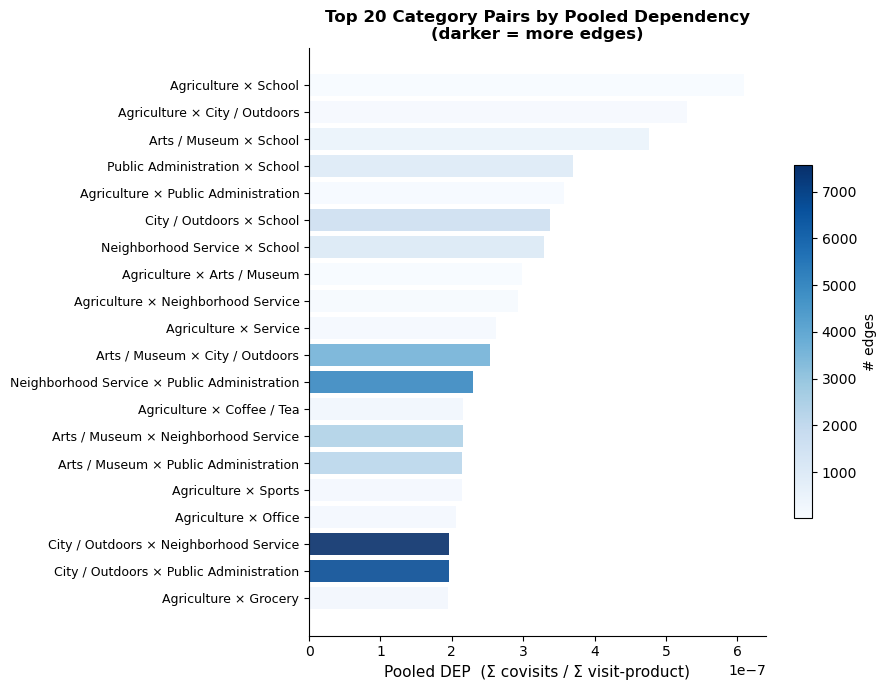
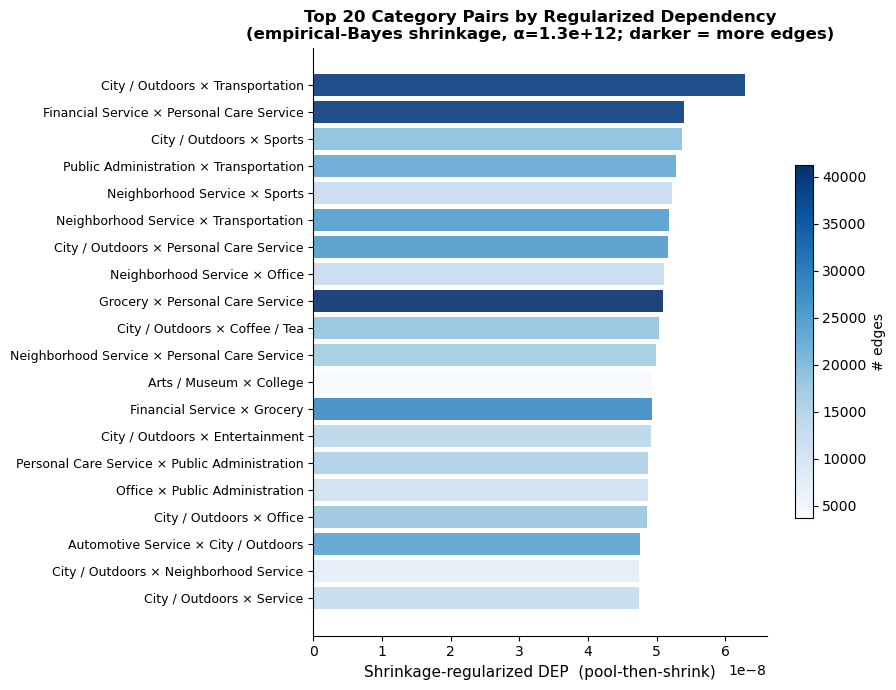
The notebook cell's code change between the first figure and the second:
--- before
+++ after
@@ -1,10 +1,15 @@
-# -- barchart: pooled dependency per category pair (support-weighted) ---
+# -- barchart: shrinkage-regularized dependency per category pair ---
 #
-# Aggregating a category pair as median(DEP over edges) gives a 3-visit edge the
-# same weight as a 3000-visit edge, so low-traffic buckets (small v_i*v_j) inflate
-# the summary via the 1/(v_i*v_j) covisit floor. Instead, pool at the ratio level:
-#     pair_DEP = sum(N_COVISITS) / sum(total_visits_i * total_visits_j)
-# The estimate is driven by high-traffic edges that carry the denominator mass, so
-# rare low-visit edges barely move it -- no arbitrary edge-count threshold needed.
+# Low-traffic pairs are inflated by the covisits>=1 floor: DEP >= 1/(v_i*v_j), which is
+# large when the visit-product denominator is small. Neither pooling nor a threshold
+# fixes it, because a uniformly low-traffic category (e.g. Agriculture) has no high-
+# support edges to lean on. Empirical-Bayes shrinkage pulls each rate toward the global
+# rate r0 by an amount set by its support (v_i*v_j):
+#     DEP_shrunk = (covisits + alpha*r0) / (v_i*v_j + alpha)
+# alpha = pseudo-exposure (same units as v_i*v_j): the traffic level at which the data
+# starts to outweigh the prior. We POOL each category pair first, then shrink once with
+# its TOTAL support, so a pair backed by few low-traffic edges collapses to r0 and can't
+# top the ranking. (Per-edge shrinkage is the right form upstream for edge weights; a
+# category-level ranking wants the pair pooled.)
 
 # load network if needed
@@ -13,8 +18,6 @@
         G = pickle.load(f)
 
-# accumulate numerator (covisits) and denominator (visit-product) per category pair
-pair_cov = defaultdict(float)
-pair_denom = defaultdict(float)
-pair_n = defaultdict(int)
+# --- one pass: per-edge covisits, denominator (visit-product), and category pair ---
+cov_list, den_list, pair_list = [], [], []
 for u, v, data in G.edges(data=True):
     c1, c2 = u.split('||')[0], v.split('||')[0]
@@ -26,35 +29,76 @@
     if cov is None or vi is None or vj is None:
         continue
-    key = tuple(sorted((c1, c2)))
-    pair_cov[key] += cov
-    pair_denom[key] += vi * vj
-    pair_n[key] += 1
+    cov_list.append(cov)
+    den_list.append(vi * vj)
+    pair_list.append(f"{c1} × {c2}" if c1 <= c2 else f"{c2} × {c1}")
 
-combo_stats = (
-    pd.DataFrame(
-        [{'cat1': c1, 'cat2': c2,
-          'pooled_dep': pair_cov[(c1, c2)] / pair_denom[(c1, c2)],
-          'n_edges': pair_n[(c1, c2)]}
-         for (c1, c2) in pair_cov if pair_denom[(c1, c2)] > 0]
-    )
-    .sort_values('pooled_dep', ascending=False)
-    .reset_index(drop=True)
-)
+edf = pd.DataFrame({'pair': pair_list,
+                    'cov': np.asarray(cov_list, dtype='float64'),
+                    'den': np.asarray(den_list, dtype='float64')})
+edf['dep_raw'] = edf['cov'] / edf['den']
 
-print(f"{len(combo_stats)} category pairs | {G.number_of_edges()} total edges")
+# global baseline rate r0 = pooled covisit rate across the whole network
+r0 = edf['cov'].sum() / edf['den'].sum()
+print(f"{edf['pair'].nunique()} category pairs | {len(edf):,} cross-category edges")
+print(f"global baseline rate r0 = {r0:.3e}")
+
+# --- diagnostic: is the inflation really driven by low support (small v_i*v_j)? ---
+pct = [10, 25, 50, 75, 90]
+den_pctiles = np.percentile(edf['den'], pct)
+global_med_den = edf['den'].median()
+print("\nedge denominator (v_i*v_j) percentiles: "
+      + ", ".join(f"p{p}={v:.2e}" for p, v in zip(pct, den_pctiles)))
+
+raw_top = (edf.groupby('pair')
+           .agg(dep_raw=('dep_raw', 'mean'), med_den=('den', 'median'), n_edges=('cov', 'size'))
+           .sort_values('dep_raw', ascending=False))
+print(f"\ncurrent top-8 pairs by raw mean DEP — median denom vs global median ({global_med_den:.2e}):")
+for pair, row in raw_top.head(8).iterrows():
+    print(f"  {pair:<42} med_den={row['med_den']:.2e} ({row['med_den']/global_med_den:5.2f}x global)  n={int(row['n_edges'])}")
+
+# --- pool each pair, THEN shrink once, using the pair's total support (Sum den) ---
+# Shrinking per-edge then averaging leaves the pair-level estimate itself low-support
+# (a mean over few edges), so small-n pairs leak back in. Pooling first means alpha
+# acts on each pair's total Sum(v_i*v_j): tiny-support pairs collapse to r0.
+pair_tot = edf.groupby('pair').agg(cov=('cov', 'sum'), den=('den', 'sum'), n_edges=('cov', 'size'))
+pair_tot['pooled_raw'] = pair_tot['cov'] / pair_tot['den']
+
+# alpha now lives on the scale of the per-pair TOTAL denominator
+tot_pctiles = np.percentile(pair_tot['den'], pct)
+
+def pooled_shrunk(alpha):
+    return (pair_tot['cov'] + alpha * r0) / (pair_tot['den'] + alpha)
+
+sweep_alphas = {'p25': tot_pctiles[1], 'p50': tot_pctiles[2],
+                'p75': tot_pctiles[3], '3x_p50': 3 * tot_pctiles[2]}
+print("\nalpha sweep — top 6 pairs by pool-then-shrink DEP  (n_edges in parens):")
+for name, alpha in sweep_alphas.items():
+    print(f"\n  alpha = {name} ({alpha:.2e}):")
+    for pair, val in pooled_shrunk(alpha).sort_values(ascending=False).head(6).items():
+        print(f"    {pair:<42} {val:.3e}  (n={int(pair_tot.loc[pair, 'n_edges'])})")
+
+# --- chosen alpha for the plotted barchart (tune from the sweep above) ---
+ALPHA = tot_pctiles[2]  # median per-pair total denominator
+combo_stats = (pair_tot
+               .assign(shrunk_dep=pooled_shrunk(ALPHA), raw_dep=pair_tot['pooled_raw'])
+               .sort_values('shrunk_dep', ascending=False)
+               .reset_index()[['pair', 'shrunk_dep', 'raw_dep', 'n_edges']])
+
+print(f"\nplotting with ALPHA = {ALPHA:.3e}")
 print(combo_stats.head(15).to_string(index=False))
 
 # === top 20 bar chart, colored by edge support ===
 top20 = combo_stats.head(20).copy()
-top20['label'] = top20['cat1'] + ' × ' + top20['cat2']
 
 fig, ax = plt.subplots(figsize=(9, 7))
 norm = plt.Normalize(top20['n_edges'].min(), top20['n_edges'].max())
 colors = [plt.cm.Blues(norm(v)) for v in top20['n_edges'].values[::-1]]
-ax.barh(range(len(top20)), top20['pooled_dep'].values[::-1], color=colors, alpha=0.9)
+ax.barh(range(len(top20)), top20['shrunk_dep'].values[::-1], color=colors, alpha=0.9)
 ax.set_yticks(range(len(top20)))
-ax.set_yticklabels(top20['label'].values[::-1], fontsize=9)
-ax.set_xlabel('Pooled DEP  (Σ covisits / Σ visit-product)', fontsize=11)
-ax.set_title('Top 20 Category Pairs by Pooled Dependency\n(darker = more edges)', fontsize=12, fontweight='bold')
+ax.set_yticklabels(top20['pair'].values[::-1], fontsize=9)
+ax.set_xlabel('Shrinkage-regularized DEP  (pool-then-shrink)', fontsize=11)
+ax.set_title(f'Top 20 Category Pairs by Regularized Dependency\n'
+             f'(empirical-Bayes shrinkage, α={ALPHA:.1e}; darker = more edges)',
+             fontsize=12, fontweight='bold')
 ax.spines[['top', 'right']].set_visible(False)
 

Commit: rebuilt agg network and added strength-prediction functionality to pipeline